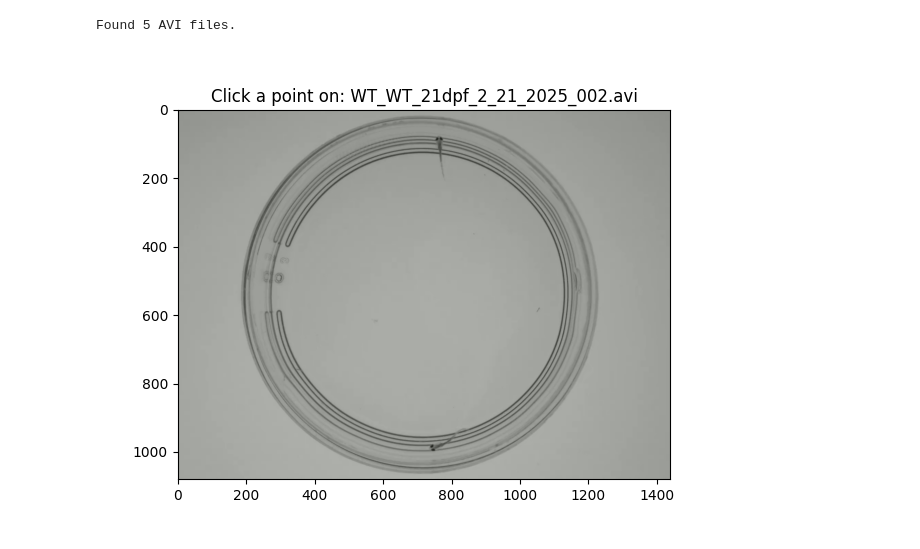
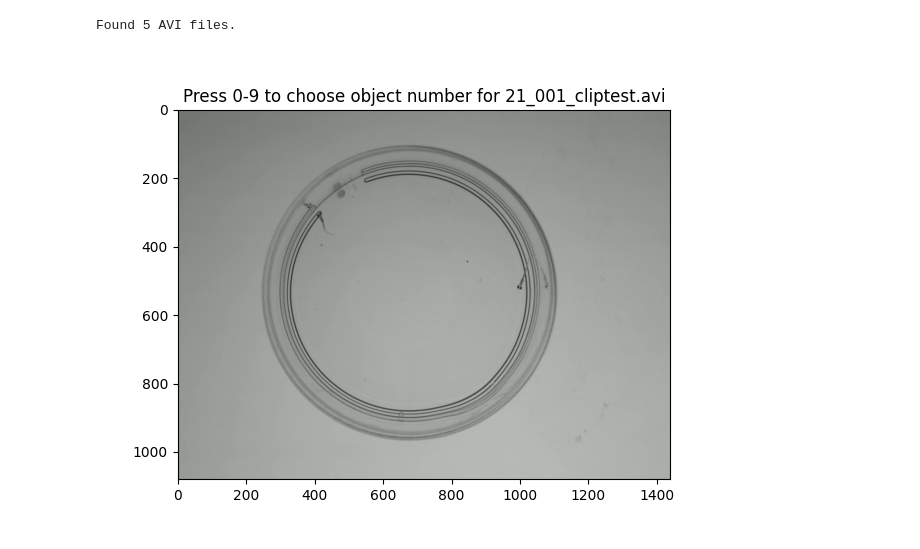
Before and after one commit to jay11256/fsh-cluster, a Jupyter notebook: annotationCreation.ipynb, the cells around one changed output. Drawn from its saved outputs; the diff is of its cells as text; code cells hidden in the pictures.

Commit message:
updated annotation code and finished annotation for 5 autumn files

```diff
--- a/annotationCreation.ipynb
+++ b/annotationCreation.ipynb
@@ -12,41 +24,95 @@ Found 5 AVI files.
 # %%
-avi_dir = "/fs/vulcan-projects/fsh_track/data/autumn"  # change to your directory path
+avi_dir = "/fs/vulcan-projects/fsh_track/data/autumn"  # change to data directory path
 avi_files = sorted(glob.glob(os.path.join(avi_dir, "*.avi")))
 output_data = []
+output_file = "selected_points.tsv"
 
 print(f"Found {len(avi_files)} AVI files.")
+
+object_number = [None]
+current_filename = [None]
+
+# Holds the current object's point: {obj_number: (x, y)}
+object_points = {}
+# Holds the matplotlib artist objects for each point: {obj_number: artist}
+object_artists = {}
 # %% [output]
 Found 5 AVI files.
 # %%
-# Run this for each video to collect a point
+# Define 10 distinguishable colors
+object_colors = ['red', 'blue', 'green', 'orange', 'purple', 'brown', 'pink', 'olive', 'cyan', 'magenta']
 
-if avi_files:
-    video_path = avi_files.pop(0)  # Get one file and remove it from the list
+def on_key(event):
+    if event.key.isdigit():
+        obj_num = int(event.key)
+        object_number[0] = obj_num
+        ax.set_title(f"Selecting Object #{obj_num} on {os.path.basename(current_filename[0])}")
+        fig.canvas.draw()
+    elif event.key == 'enter':
+        if object_points:
+            for obj_num, (x, y) in object_points.items():
+                output_data.append((current_filename[0], obj_num, x, y))
+                print(f"✅ Saved: {current_filename[0]}, Object {obj_num}, X={x}, Y={y}")
+            save_to_file()
+        else:
+            print("⚠️ No points selected for this frame.")
+        fig.canvas.mpl_disconnect(cid_click[0])
+        fig.canvas.mpl_disconnect(cid_key[0])
+        plt.close(fig)
+        next_video()
+
+def on_click(event):
+    if event.xdata is not None and event.ydata is not None and object_number[0] is not None:
+        x, y = int(event.xdata), int(event.ydata)
+        obj_num = object_number[0]
+        object_points[obj_num] = (x, y)
+
+        # Remove old artist if exists
+        if obj_num in object_artists:
+            object_artists[obj_num].remove()
+
+        # Plot new point with its color
+        artist = ax.plot(x, y, 'o', color=object_colors[obj_num], label=f"Obj {obj_num}")[0]
+        object_artists[obj_num] = artist
+        fig.canvas.draw()
+
+def save_to_file():
+    df = pd.DataFrame(output_data, columns=["filename", "object_number", "x", "y"])
+    df.to_csv(output_file, sep="\t", index=False)
+
+def next_video():
+    if not avi_files:
+        print("🎉 All videos processed!")
+        return
+
+    video_path = avi_files.pop(0)
+    current_filename[0] = os.path.basename(video_path)
     cap = cv2.VideoCapture(video_path)
     ret, frame = cap.read()
     cap.release()
 
     if not ret:
-        print(f"Could not read from {video_path}")
-    else:
-        coords = []
+        print(f"❌ Could not read from {video_path}")
+        next_video()
+        return
 
-        fig, ax = plt.subplots()
-        ax.set_title(f"Click a point on: {os.path.basename(video_path)}")
-        img = ax.imshow(cv2.cvtColor(frame, cv2.COLOR_BGR2RGB))
+    global fig, ax, cid_click, cid_key
+    fig, ax = plt.subplots()
+    img = cv2.cvtColor(frame, cv2.COLOR_BGR2RGB)
+    ax.imshow(img)
+    ax.set_title(f"Press 0-9 to choose object number for {os.path.basename(video_path)}")
+    Cursor(ax, useblit=True, color='gray', linewidth=1)
 
-        def onclick(event):
-            if event.xdata and event.ydata:
-                x, y = int(event.xdata), int(event.ydata)
-                coords.append((x, y))
-                output_data.append((os.path.basename(video_path), x, y))
-                print(f"Selected: {x}, {y} on {os.path.basename(video_path)}")
-                fig.canvas.mpl_disconnect(cid)
-                plt.close()
+    # Clear current state
+    object_points.clear()
+    object_artists.clear()
+    object_number[0] = None
 
-        cid = fig.canvas.mpl_connect('button_press_event', onclick)
-        plt.show()
-else:
-    print("✅ All videos processed!")
+    cid_click = [fig.canvas.mpl_connect('button_press_event', on_click)]
+    cid_key = [fig.canvas.mpl_connect('key_press_event', on_key)]
+    plt.show()
+
+# Start the loop
+next_video()
 # %% [output]
-[figure, old version]
+[figure, new version]
```
Also changed, not shown: parts of 4 cells of this notebook, 1 other file.
